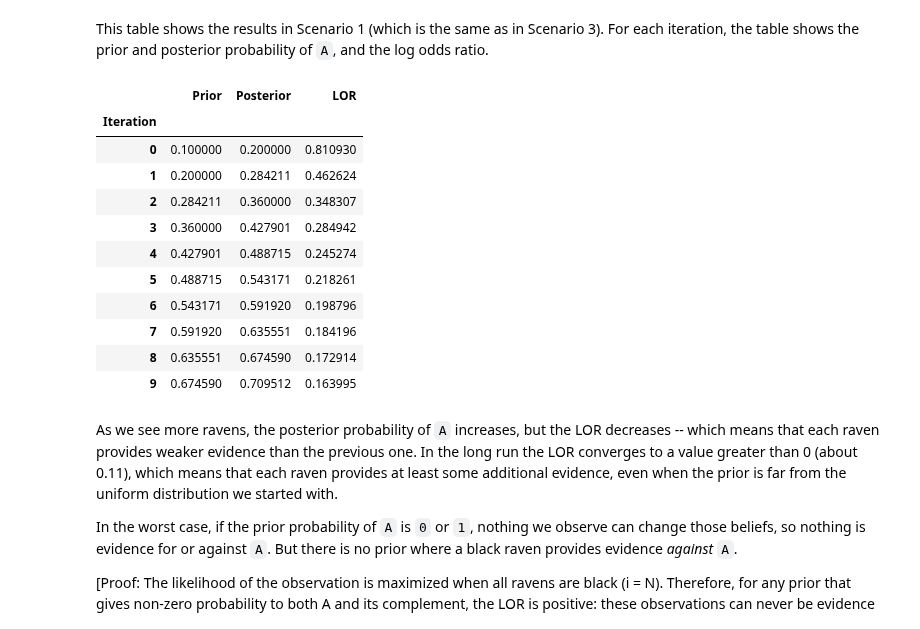
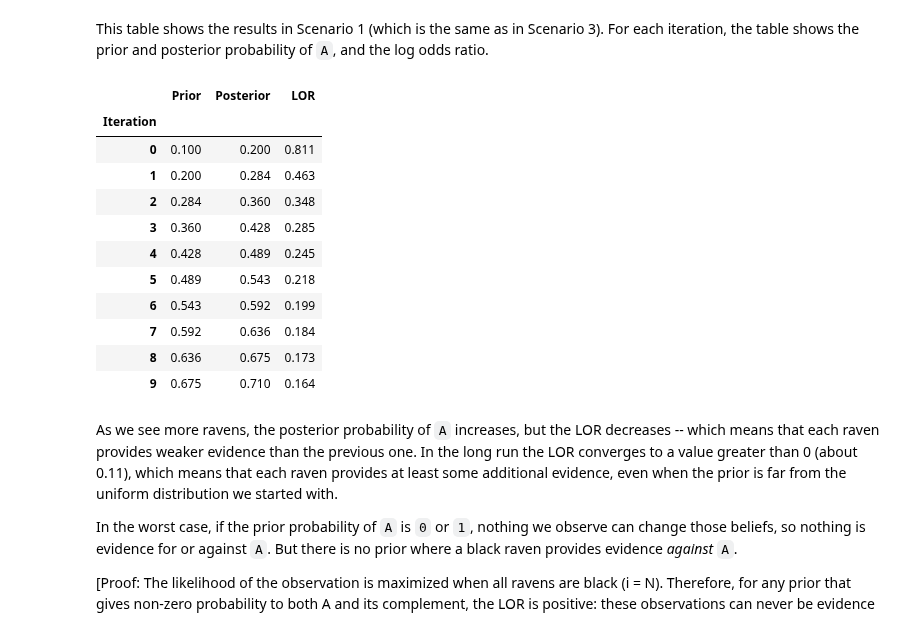
Before and after one commit to AllenDowney/ThinkBayes2, a Jupyter notebook: _sources/raven.ipynb, the cells around one changed output. Saved outputs shown, nothing was run; the diff lists cells and outputs as text; code cells hidden in the pictures.

```diff
--- a/_sources/raven.ipynb
+++ b/_sources/raven.ipynb
@@ -508,20 +508,20 @@ def make_table(res, columns=['Prior', 'Posterior']):
 This table shows the results in Scenario 1 (which is the same as in Scenario 3).
 For each iteration, the table shows the prior and posterior probability of `A`, and the log odds ratio.
 # %%
-multiple_updates(prior, update_scenario1, N, M)
+multiple_updates(prior, update_scenario1, N, M).round(3)
 # %% [output]
 |  | Prior | Posterior | LOR |
 | Iteration |  |  |  |
-| 0 | 0.100000 | 0.200000 | 0.810930 |
-| 1 | 0.200000 | 0.284211 | 0.462624 |
-| 2 | 0.284211 | 0.360000 | 0.348307 |
-| 3 | 0.360000 | 0.427901 | 0.284942 |
-| 4 | 0.427901 | 0.488715 | 0.245274 |
-| 5 | 0.488715 | 0.543171 | 0.218261 |
-| 6 | 0.543171 | 0.591920 | 0.198796 |
-| 7 | 0.591920 | 0.635551 | 0.184196 |
-| 8 | 0.635551 | 0.674590 | 0.172914 |
-| 9 | 0.674590 | 0.709512 | 0.163995 |
+| 0 | 0.100 | 0.200 | 0.811 |
+| 1 | 0.200 | 0.284 | 0.463 |
+| 2 | 0.284 | 0.360 | 0.348 |
+| 3 | 0.360 | 0.428 | 0.285 |
+| 4 | 0.428 | 0.489 | 0.245 |
+| 5 | 0.489 | 0.543 | 0.218 |
+| 6 | 0.543 | 0.592 | 0.199 |
+| 7 | 0.592 | 0.636 | 0.184 |
+| 8 | 0.636 | 0.675 | 0.173 |
+| 9 | 0.675 | 0.710 | 0.164 |
 # %% [markdown]
 As we see more ravens, the posterior probability of `A` increases, but the LOR decreases -- which means that each raven provides weaker evidence than the previous one.
 In the long run the LOR converges to a value greater than 0 (about 0.11), which means that each raven provides at least some additional evidence, even when the prior is far from the uniform distribution we started with.
```
Also changed, not shown: parts of 3 cells of this notebook, 2 other files.
